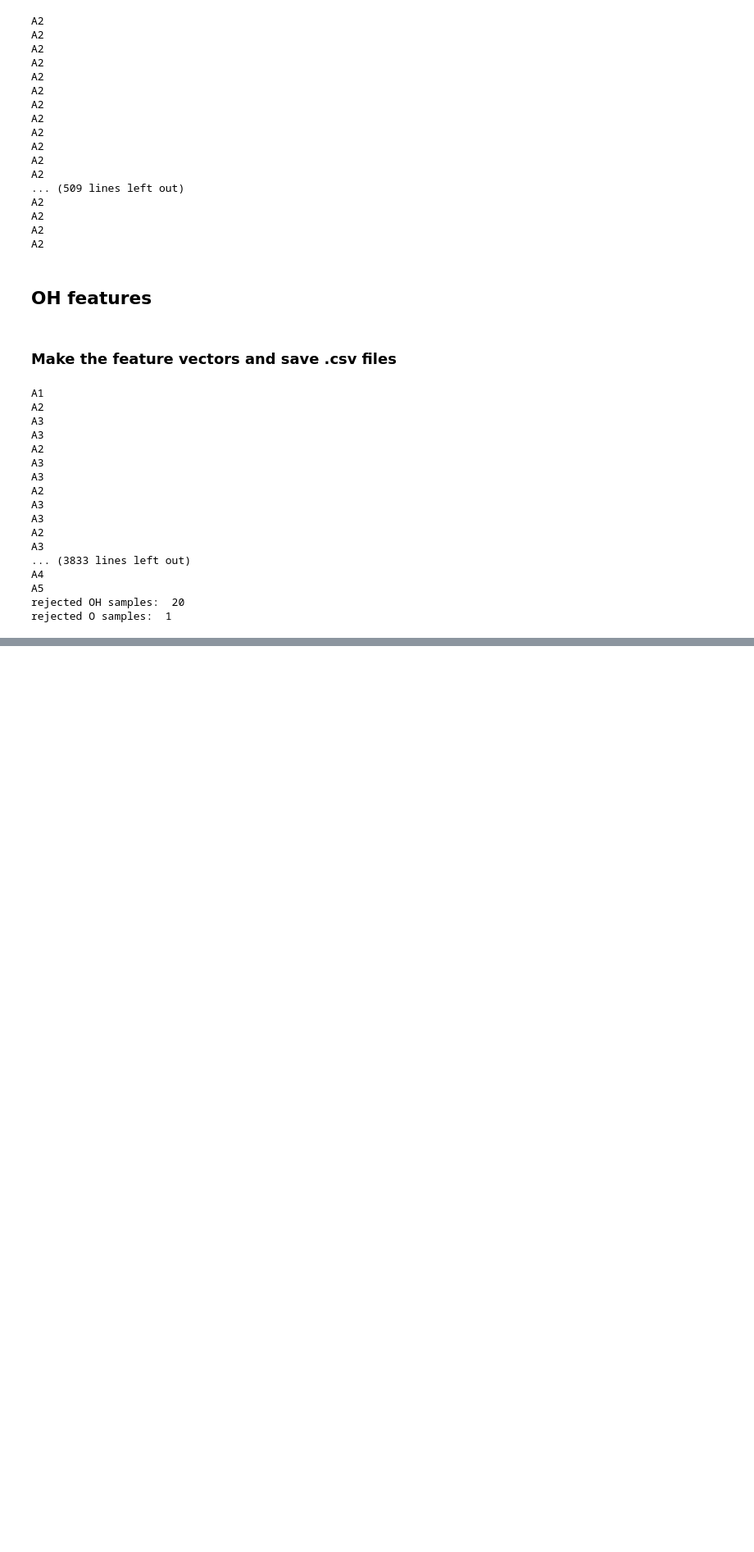
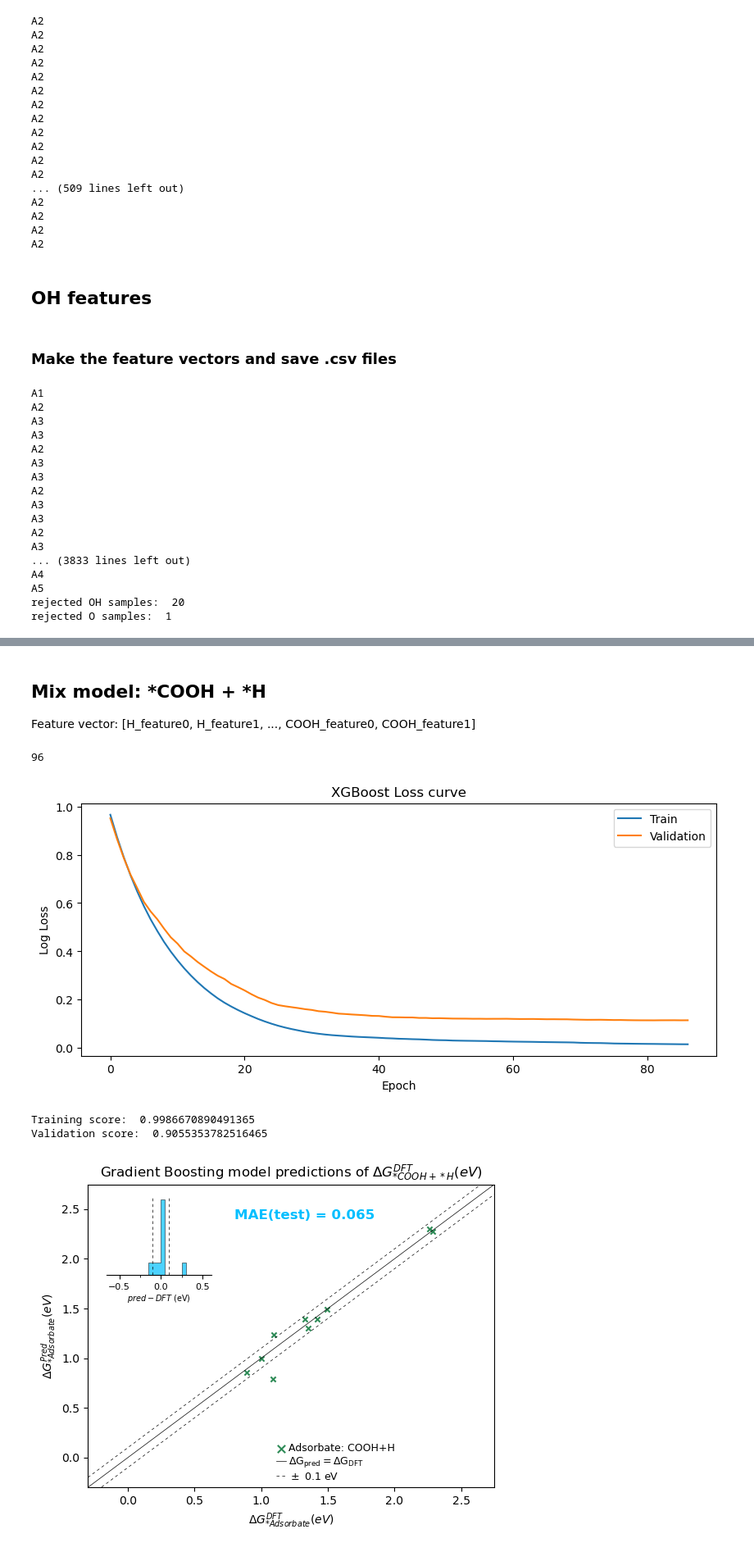
Before and after one commit to MarcusNoergaardWeng/CatalysisThesis, a Jupyter notebook: Notebooks/Training_E_models_OH_O_Mix.ipynb, the cells around one changed output, grey strips where cells are left out. Shown at 82% size. Drawn from its saved outputs; the diff is of its cells as text; code cells hidden in the pictures; blank space fills up the shorter version.

Commit message:
COOH+H model done - mangler data - shitty:(

```diff
--- a/Notebooks/Training_E_models_OH_O_Mix.ipynb
+++ b/Notebooks/Training_E_models_OH_O_Mix.ipynb
@@ -638,0 +639,4 @@ Validation score:  0.9597995101894027
+# %% [markdown]
+## Mix model: *COOH + *H
+
+Feature vector: [H_feature0, H_feature1, ..., COOH_feature0, COOH_feature1]
@@ -638,0 +645,61 @@ Validation score:  0.9597995101894027
+# %%
+feature_folder = "../csv_features/"
+filename_H = "COOH_H_Hvec_features.csv"
+filename_COOH = "COOH_H_COOHvec_features.csv"
+
+# Read the dataframes
+H_df = pd.read_csv(feature_folder + filename_H)
+COOH_df = pd.read_csv(feature_folder + filename_COOH)
+
+# Combine the dataframes
+combined_df = pd.merge(H_df, COOH_df, on="COOH_H_adsorbed_all_sites_out.dbrow")
+y = combined_df[["G_ads (eV)"]] #Do I need to hardcopy this in order to not pass by reference?
+
+# List of unwanted column names
+unwanted_columns = ['G_ads(eV)', 'slab db row_x', 'COOH_H_adsorbed_all_sites_out.dbrow', 'G_ads (eV)', 'slab db row_y']
+
+# Remove the unwanted columns from the combined dataframe
+X = combined_df.drop(columns=unwanted_columns)
+# %%
+len(X)
+# %% [output]
+96
+# %%
+# Prepare data for XGBoost
+
+#shuffle and split
+X_train, X_val_test, y_train, y_val_test = train_test_split(X, y, test_size = 0.2)
+X_val, X_test, y_val, y_test = train_test_split(X_val_test, y_val_test, test_size = 0.5)
+
+# Prepare XGBoost
+eval_set = [(X_train, y_train), (X_val, y_val)]
+XGBModel_COOH_H =  XGBRegressor(learning_rate = 0.1 #learning rate
+                                , max_depth = 5     #maximum tree depth
+                                , n_estimators = 500 #number of boosting rounds
+                                , n_jobs = 8 #number of threads
+                                , use_label_encoder = False)
+
+XGBModel_COOH_H.fit(X_train, y_train
+                       , eval_set = eval_set
+                       , early_stopping_rounds = 5
+                       , eval_metric = ["mae"]
+                       , verbose = False) #evals
+
+# Save model in the /models folder
+XGBModel_COOH_H.save_model("../models/"+"COOH_H.model")
+
+learning_curve(XGBModel_COOH_H)
+
+score = XGBModel_COOH_H.score(X_train, y_train) #Det må man ikke før den er blevet trænet
+print("Training score: ", score)
+
+score = XGBModel_COOH_H.score(X_val, y_val) #Det må man ikke før den er blevet trænet
+print("Validation score: ", score)
+
+single_parity_plot(XGBModel_COOH_H, X_test, y_test, "COOH+H", "COOH+H") ## Maybe I should make a new line with MAE_avg
+#single_parity_plot(XGBModel_H_Pro, X_test, y_test, "H", "H")
+# %% [output]
+[figure, added]
+Training score:  0.9986670890491365
+Validation score:  0.9055353782516465
+[figure, added]
```
Also changed, not shown: parts of 25 cells of this notebook, 11 other files.
